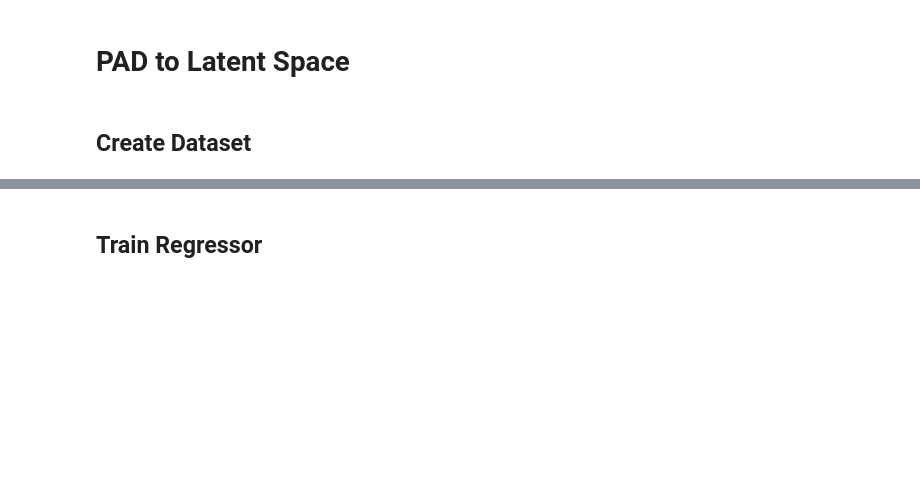
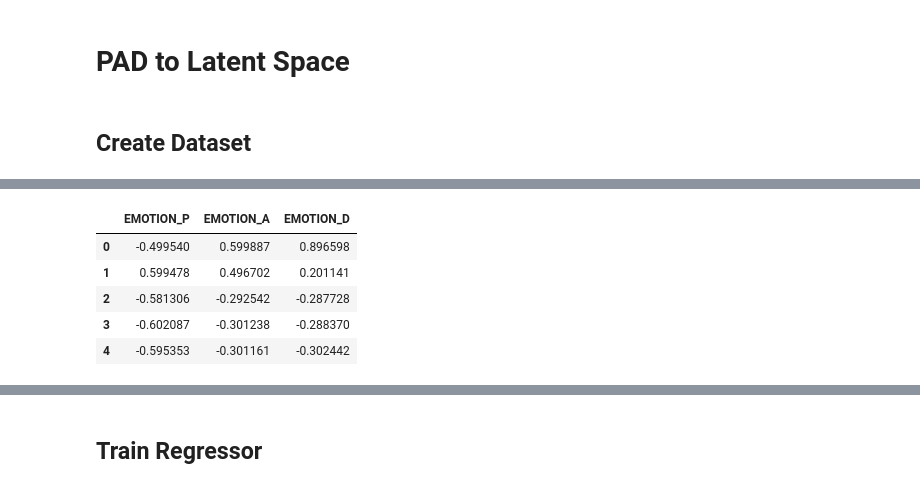
Before and after one commit to HerouFenix/Emotionally-Expressive-Motion-Controller-for-Virtual-Characters, a Jupyter notebook: motion_synthesizer/model_training/autoencoder_2.ipynb, the cells around one changed output, grey strips where cells are left out. Saved outputs shown, nothing was run; the diff lists cells and outputs as text; code cells hidden in the pictures; blank space fills up the shorter version.

```diff
--- a/motion_synthesizer/model_training/autoencoder_2.ipynb
+++ b/motion_synthesizer/model_training/autoencoder_2.ipynb
@@ -53,8 +89,8 @@ encoder = keras.Model(inputs, [z_mean, z_log_sigma, z], name='encoder')
 
 # Create decoder
 latent_inputs = keras.Input(shape=(latent_dim,), name='z_sampling')
-x = layers.Dense(intermediate_dim, activation='relu')(latent_inputs)
-#x = layers.Dense(intermediate_dim, activation='linear')(x)
+x = layers.Dense(intermediate_dim2, activation='relu')(latent_inputs)
+x = layers.Dense(intermediate_dim, activation='relu')(x)
 
 outputs = layers.Dense(original_dim, activation='linear')(x)
 decoder = keras.Model(latent_inputs, outputs, name='decoder')
@@ -358,0 +403,21 @@ print(len(reg_test_Y))
+# %%
+test_X_p = model_p.predict(test_lma)
+test_X_a = model_a.predict(test_lma)
+test_X_d = model_d.predict(test_lma)
+
+rows = []
+for i in range(len(test_lma)):
+    rows.append([test_X_p[i], test_X_a[i], test_X_d[i]])
+
+test_X = pd.DataFrame(rows, columns=[
+            "EMOTION_P", "EMOTION_A", "EMOTION_D"
+         ])
+
+test_X.head()
+# %% [output]
+|  | EMOTION_P | EMOTION_A | EMOTION_D |
+| 0 | -0.499540 | 0.599887 | 0.896598 |
+| 1 | 0.599478 | 0.496702 | 0.201141 |
+| 2 | -0.581306 | -0.292542 | -0.287728 |
+| 3 | -0.602087 | -0.301238 | -0.288370 |
+| 4 | -0.595353 | -0.301161 | -0.302442 |
```
Also changed, not shown: parts of 40 cells of this notebook, 3 other files.
